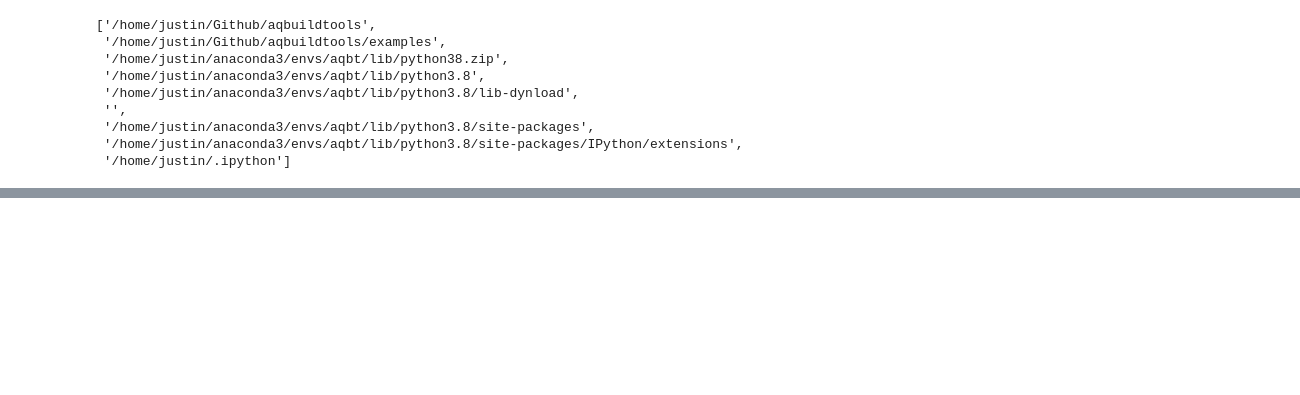
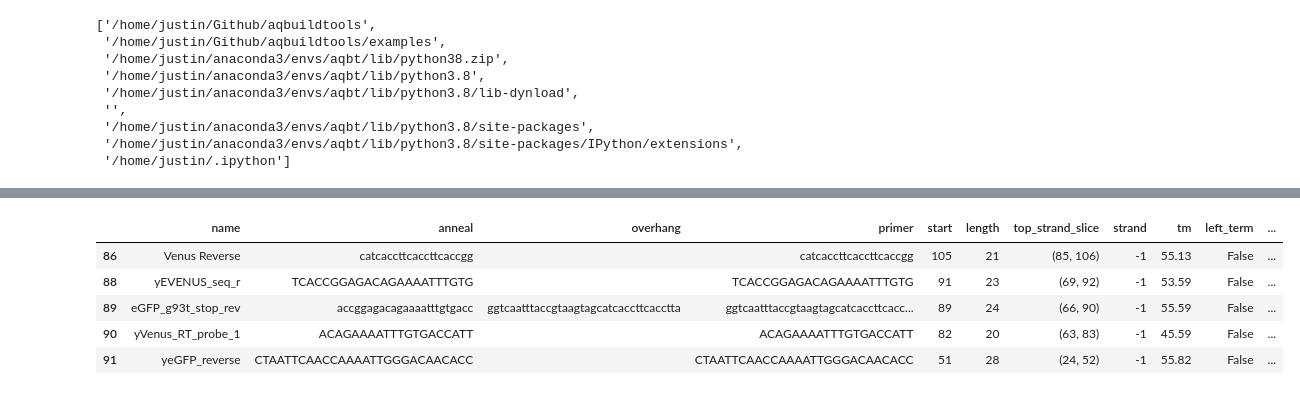
Before and after one commit to jvrana/aqbuildtools, a Jupyter notebook: examples/Untitled1.ipynb, the cells around one changed output, grey strips where cells are left out. Saved outputs shown, nothing was run; the diff lists cells and outputs as text; code cells hidden in the pictures; blank space fills up the shorter version.

```diff
--- a/examples/Untitled1.ipynb
+++ b/examples/Untitled1.ipynb
@@ -22,4 +22,4 @@ from aqbt import AquariumBuildTools
 aqtools = AquariumBuildTools.from_toml('creds.secret.toml')
 aqtools.sessions
 
-aq = aqtools.sessions['default']['aquarium']
+aq = aqtools.sessions['local']['aquarium']
@@ -26,15 +27,0 @@ aq = aqtools.sessions['default']['aquarium']
-# %%
-get_all_primers = {
-    '__model__': 'Sample',
-    '__description__': 'get all primers',
-    '__query__': {
-        'sample_type': {
-            '__query__': {
-                'name': 'Primer'
-            }
-        },
-        '__return__': {'field_values': []}
-    }
-}
-
-primers = aq.query(get_all_primers)
@@ -150,0 +132,3 @@ Type:      function
+# %%
+primer_df = primer_df(primers)
+primer_df.head()
@@ -150,0 +142,59 @@ Type:      function
+# %%
+def is_left_end_terminal(df):
+    template_len = len(df.meta['template'])
+    return (df['strand'] == 1) & (df['start'] == 0)
+
+def is_right_end_terminal(df):
+    template_len = len(df.meta['template'])
+    return (df['strand'] == -1) & (df['start'] == template_len - 1)
+
+def anneal_df(template, primers, names, n_bases=12, min_tm=None, max_overhang=None, strand=None, region=None):
+    meta = {
+        'template': template,
+        'n_bases': n_bases,
+        'min_tm': min_tm,
+        'max_overhang': max_overhang,
+        'strand': strand,
+        'region': region
+    }
+    primer_list = list(zip(primers, names))
+    fwd, rev = primer3plus.utils.anneal_iter(template, primer_list, n_bases=n_bases)
+
+    filtered_fwd, filtered_rev = [], []
+
+    rows = []
+    for p in fwd + rev:
+        seq = p['anneal'][-60:]
+        tm = round(primer3.calcTm(seq), 2)
+        p['tm'] = tm
+        rows.append(p)
+
+    df = pd.DataFrame(rows)
+    if strand is not None:
+        assert strand in [1, -1]
+        df = df[df['strand'] == strand]
+    if min_tm is not None:
+        df = df[df['tm'] >= min_tm]
+
+    if region is not None:
+        sel_a = df['top_strand_slice'].apply(lambda x: x[0] >= region[0])
+        df = df[sel_a]
+        sel_b = df['top_strand_slice'].apply(lambda x: x[1] < region[1])
+        df = df[sel_b]
+    if max_overhang is not None:
+        sel = df['overhang'].apply(lambda x: len(x)) <= max_overhang
+        df = df[sel]
+    df.meta = meta
+    df['left_term'] = is_left_end_terminal(df)
+    df['right_term'] = is_right_end_terminal(df)
+    return df
+
+binding_df = anneal_df(template, primer_df.sequence, primer_df.name, min_tm=45)
+binding_df.tail()
+# %% [output]
+|  | name | anneal | overhang | primer | start | length | top_strand_slice | strand | tm | left_term | ... |
+| 86 | Venus Reverse | catcaccttcaccttcaccgg |  | catcaccttcaccttcaccgg | 105 | 21 | (85, 106) | -1 | 55.13 | False | ... |
+| 88 | yEVENUS_seq_r | TCACCGGAGACAGAAAATTTGTG |  | TCACCGGAGACAGAAAATTTGTG | 91 | 23 | (69, 92) | -1 | 53.59 | False | ... |
+| 89 | eGFP_g93t_stop_rev | accggagacagaaaatttgtgacc | ggtcaatttaccgtaagtagcatcaccttcacctta | ggtcaatttaccgtaagtagcatcaccttcacc... | 89 | 24 | (66, 90) | -1 | 55.59 | False | ... |
+| 90 | yVenus_RT_probe_1 | ACAGAAAATTTGTGACCATT |  | ACAGAAAATTTGTGACCATT | 82 | 20 | (63, 83) | -1 | 45.59 | False | ... |
+| 91 | yeGFP_reverse | CTAATTCAACCAAAATTGGGACAACACC |  | CTAATTCAACCAAAATTGGGACAACACC | 51 | 28 | (24, 52) | -1 | 55.82 | False | ... |
```
Also changed, not shown: parts of 17 cells of this notebook, 3 other files.
